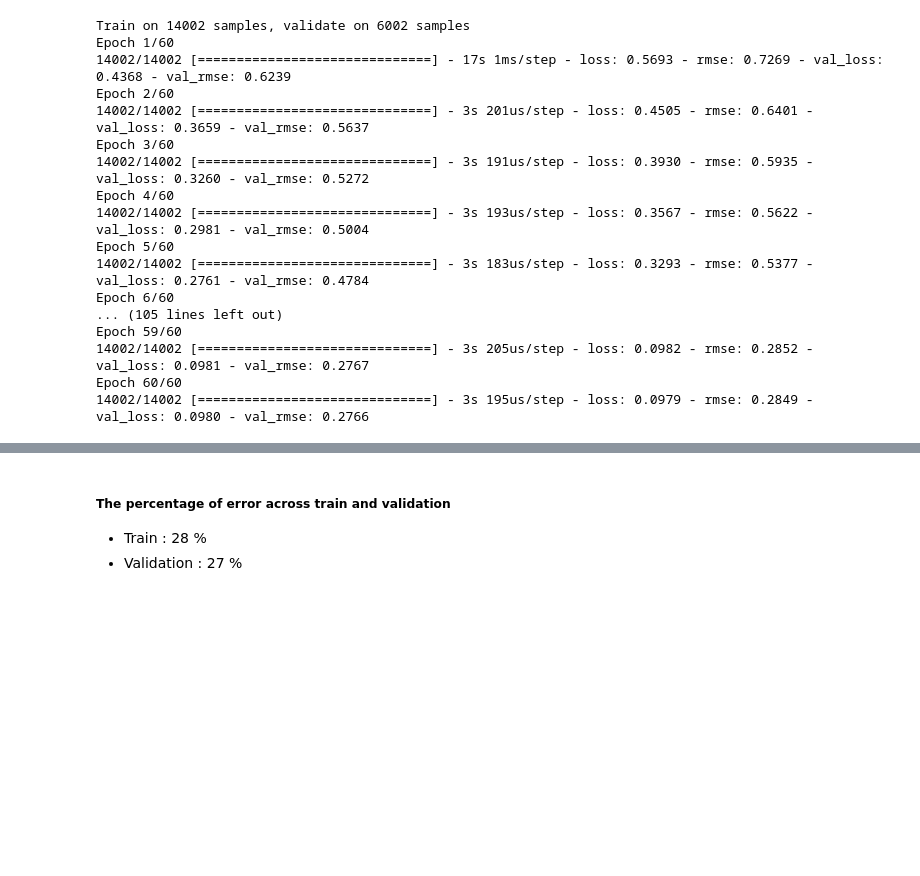
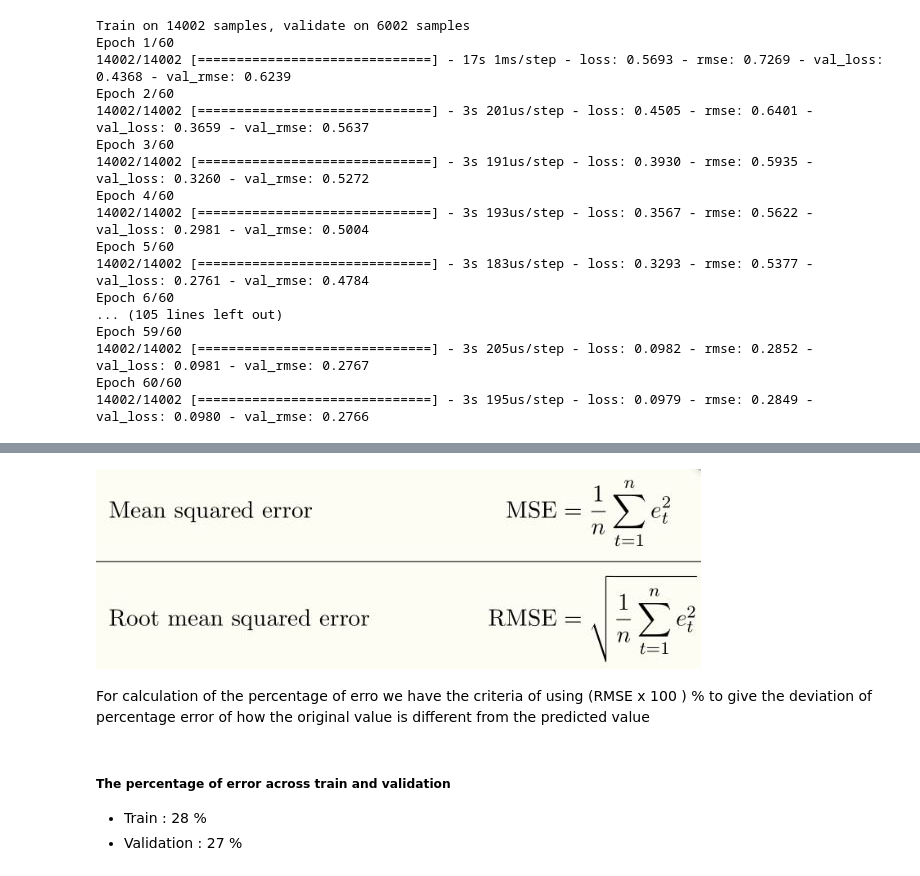
Before and after one commit to satwik2663/Deep-Learning-Rap-Lyrics-genrator, a Jupyter notebook: Code/code.ipynb, the cells around one changed output, grey strips where cells are left out. Cells and saved outputs as stored; diff of their text form; code cells hidden in the pictures; blank space fills up the shorter version.

```diff
--- a/Code/code.ipynb
+++ b/Code/code.ipynb
@@ -635,3 +630,10 @@ For calculation of the percentage of erro we have the criteria of using (RMSE x
+# %%
+display(Image(filename="./images/MSE.jpg", embed=True))
+# %% [output]
+[figure, added]
+# %% [markdown]
+
+For calculation of the percentage of erro we have the criteria of using (RMSE x 100 ) % to give the deviation of percentage error of how the original value is different from the predicted value
 # %% [markdown]
 ##### The percentage of error across train and validation
 
```
Also changed, not shown: parts of 10 cells of this notebook.
